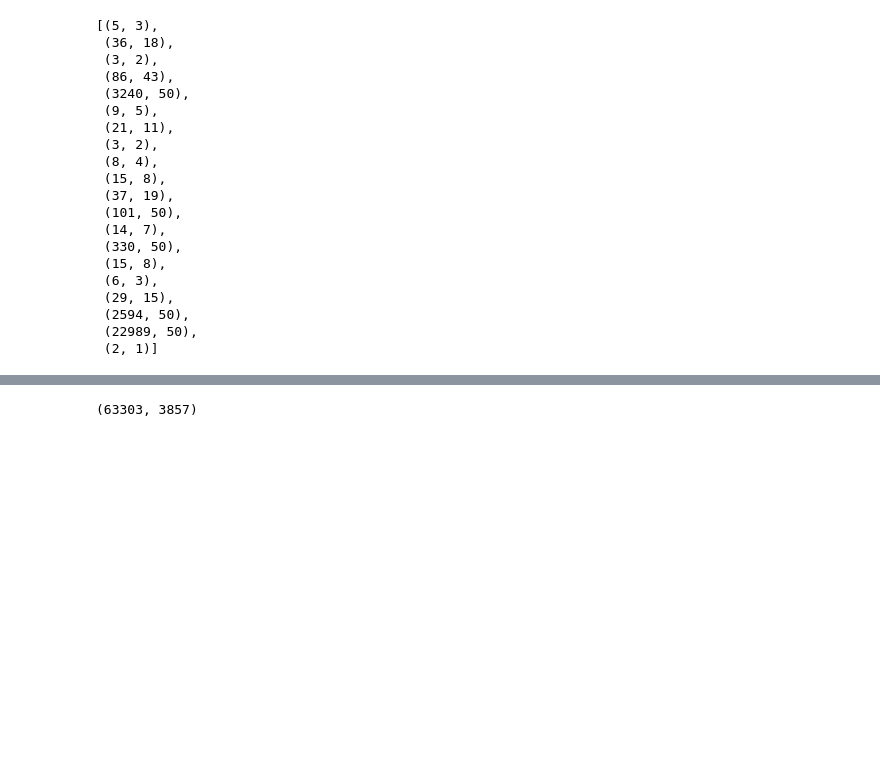
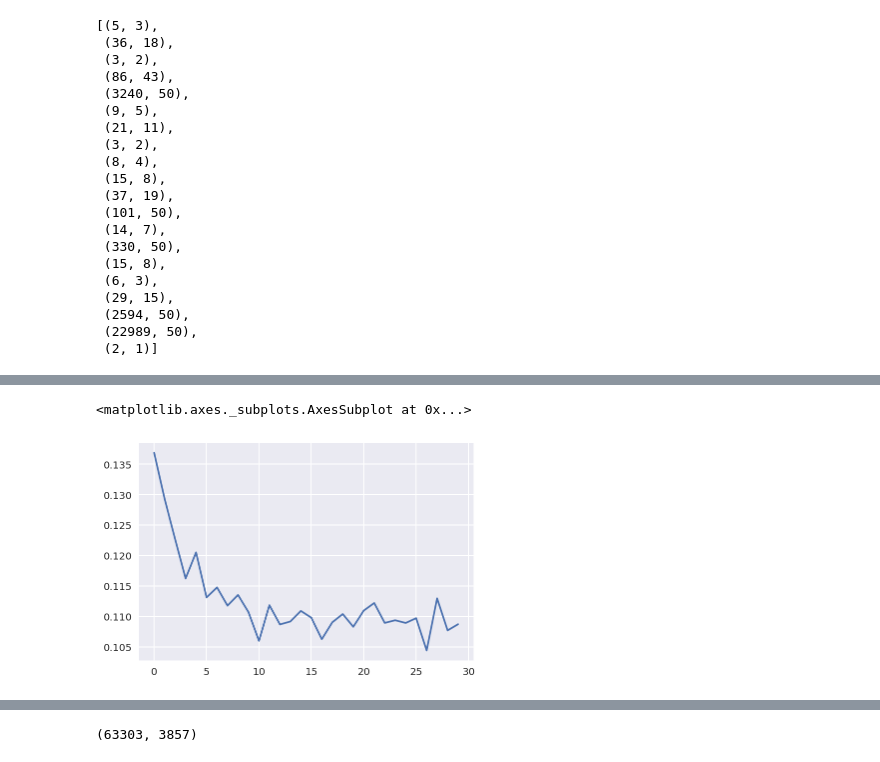
Before and after one commit to Robert-Aduviri/DSG-2018-Qualifiers, a Jupyter notebook: notebooks/robert/RA-34-StructuredNet.ipynb, the cells around one changed output, grey strips where cells are left out. Saved outputs shown, nothing was run; the diff lists cells and outputs as text; code cells hidden in the pictures; blank space fills up the shorter version.

```diff
--- a/notebooks/robert/RA-34-StructuredNet.ipynb
+++ b/notebooks/robert/RA-34-StructuredNet.ipynb
@@ -397,0 +431,5 @@ Train Epoch: 1 [7936000/8102750 (98%)]  Loss: 0.127667
+# %%
+val_losses.plot()
+# %% [output]
+<matplotlib.axes._subplots.AxesSubplot at 0x...>
+[figure, added]
```
Also changed, not shown: parts of 54 cells of this notebook, 1 other file.
